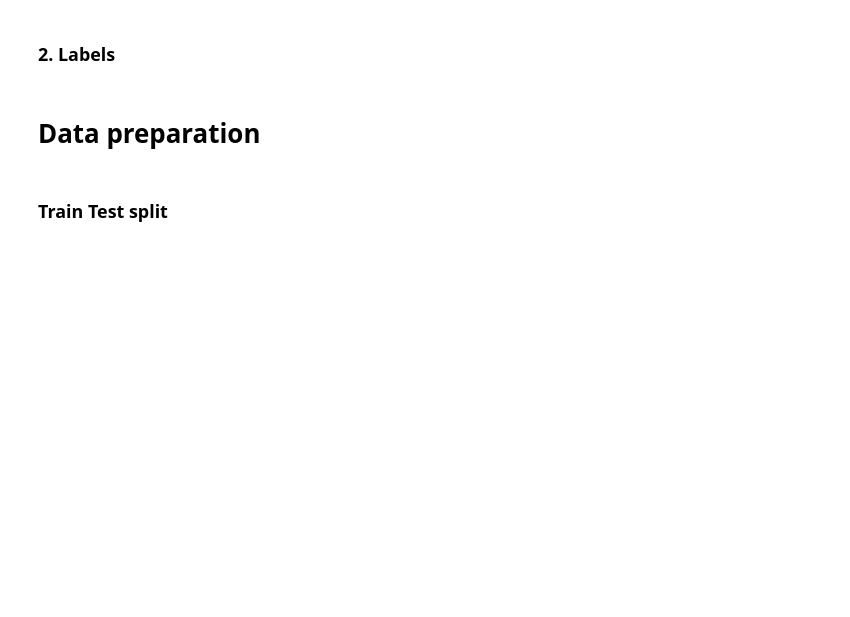
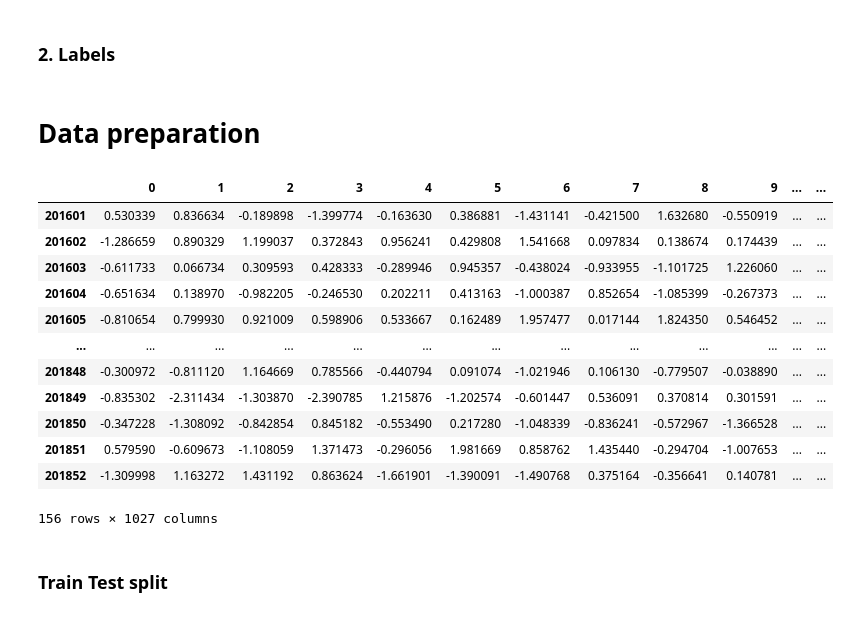
Before and after one commit to mitcriticaldatacolombia/SatelliteBench_deprecated, a Jupyter notebook: models/global/satellite_imagery_time_series_novel_architectures/Global_LSTM_classification-tests.ipynb, the cells around one changed output. Saved outputs shown, nothing was run; the diff lists cells and outputs as text; code cells hidden in the pictures; blank space fills up the shorter version.

```diff
--- a/models/global/satellite_imagery_time_series_novel_architectures/Global_LSTM_classification-tests.ipynb
+++ b/models/global/satellite_imagery_time_series_novel_architectures/Global_LSTM_classification-tests.ipynb
@@ -172,7 +192,21 @@ n_labels = labels_df[0].shape[1]
 # %%
 # Merge the two dataframes based on the date values
 dengue_df = [features_df[i].merge(labels_df[i], how='inner', left_index=True, right_index=True) for i in range(len(labels_df))]
-#dengue_df[1]
+dengue_df[1]
+# %% [output]
+|  | 0 | 1 | 2 | 3 | 4 | 5 | 6 | 7 | 8 | 9 | ... | ... |
+| 201601 | 0.530339 | 0.836634 | -0.189898 | -1.399774 | -0.163630 | 0.386881 | -1.431141 | -0.421500 | 1.632680 | -0.550919 | ... | ... |
+| 201602 | -1.286659 | 0.890329 | 1.199037 | 0.372843 | 0.956241 | 0.429808 | 1.541668 | 0.097834 | 0.138674 | 0.174439 | ... | ... |
+| 201603 | -0.611733 | 0.066734 | 0.309593 | 0.428333 | -0.289946 | 0.945357 | -0.438024 | -0.933955 | -1.101725 | 1.226060 | ... | ... |
+| 201604 | -0.651634 | 0.138970 | -0.982205 | -0.246530 | 0.202211 | 0.413163 | -1.000387 | 0.852654 | -1.085399 | -0.267373 | ... | ... |
+| 201605 | -0.810654 | 0.799930 | 0.921009 | 0.598906 | 0.533667 | 0.162489 | 1.957477 | 0.017144 | 1.824350 | 0.546452 | ... | ... |
+| ... | ... | ... | ... | ... | ... | ... | ... | ... | ... | ... | ... | ... |
+| 201848 | -0.300972 | -0.811120 | 1.164669 | 0.785566 | -0.440794 | 0.091074 | -1.021946 | 0.106130 | -0.779507 | -0.038890 | ... | ... |
+| 201849 | -0.835302 | -2.311434 | -1.303870 | -2.390785 | 1.215876 | -1.202574 | -0.601447 | 0.536091 | 0.370814 | 0.301591 | ... | ... |
+| 201850 | -0.347228 | -1.308092 | -0.842854 | 0.845182 | -0.553490 | 0.217280 | -1.048339 | -0.836241 | -0.572967 | -1.366528 | ... | ... |
+| 201851 | 0.579590 | -0.609673 | -1.108059 | 1.371473 | -0.296056 | 1.981669 | 0.858762 | 1.435440 | -0.294704 | -1.007653 | ... | ... |
+| 201852 | -1.309998 | 1.163272 | 1.431192 | 0.863624 | -1.661901 | -1.390091 | -1.490768 | 0.375164 | -0.356641 | 0.140781 | ... | ... |
+156 rows × 1027 columns
 # %% [markdown]
 ### Train Test split
 # %%
```
Also changed, not shown: parts of 12 cells of this notebook.
